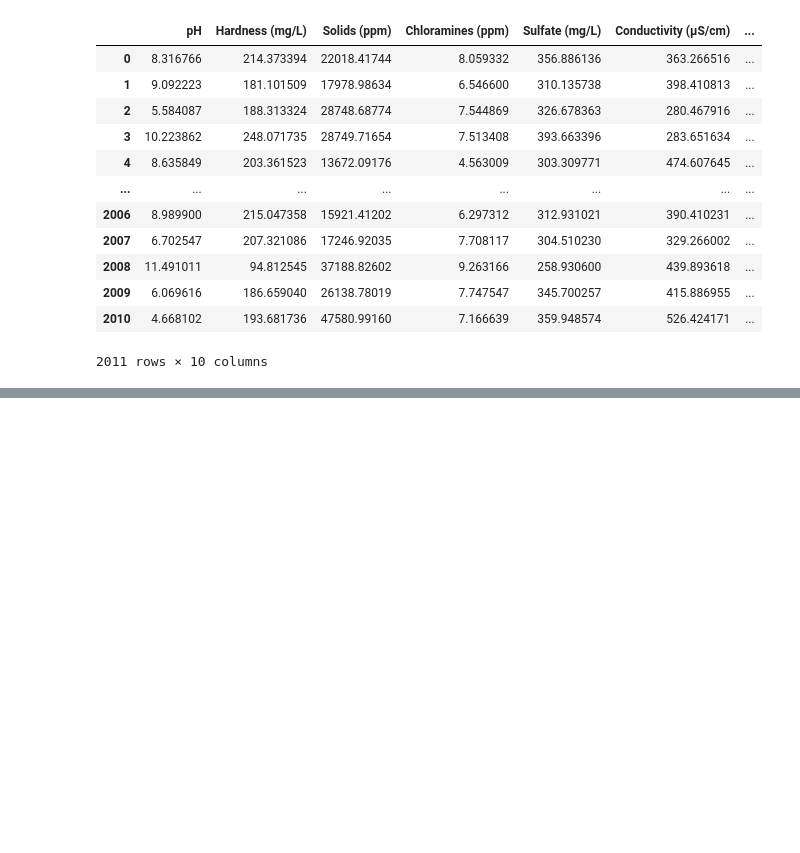
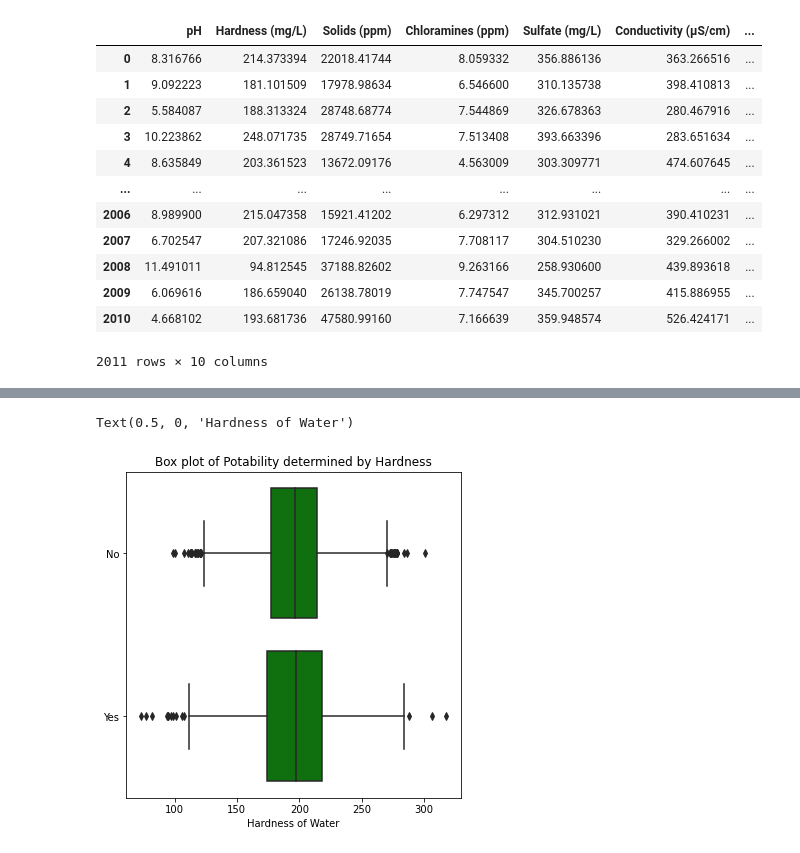
Before and after one commit to data301-2021-summer2/project-group14-project, a Jupyter notebook: analysis/person1/analysis_notebook.ipynb, the cells around one changed output, grey strips where cells are left out. Saved outputs shown, nothing was run; the diff lists cells and outputs as text; code cells hidden in the pictures; blank space fills up the shorter version.

```diff
--- a/analysis/person1/analysis_notebook.ipynb
+++ b/analysis/person1/analysis_notebook.ipynb
@@ -167,0 +248,10 @@ df
+# %%
+plt.figure(figsize=(6,6))
+sns.boxplot(data=df, x='Hardness (mg/L)', y='Potable', color='green', order=sample_df['Potable'].tolist())
+plt.title('Box plot of Potability determined by Hardness')
+plt.ylabel('')
+plt.xlabel('Hardness of Water')
+# the medians of the hardness of water are both very close for potable and non-potable water
+# %% [output]
+Text(0.5, 0, 'Hardness of Water')
+[figure, added]
```
Also changed, not shown: parts of 13 cells of this notebook, 1 other file.
